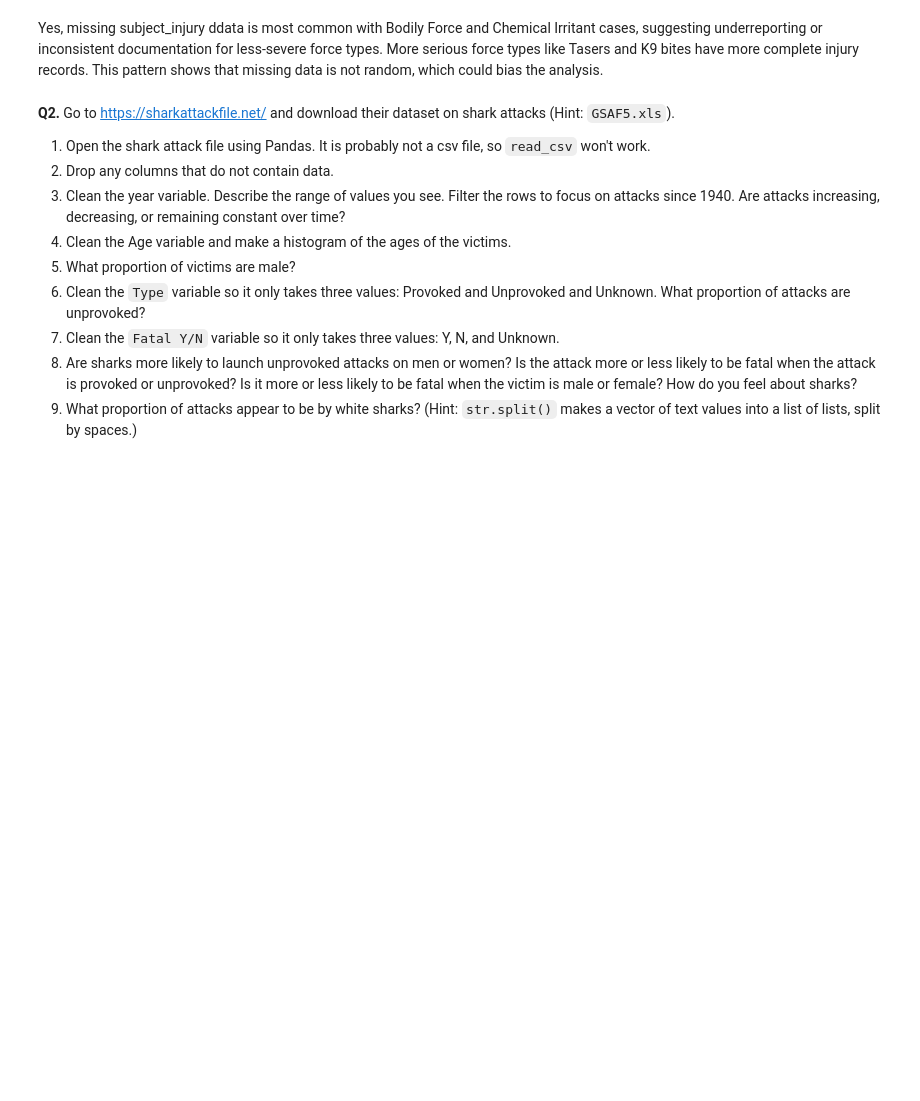
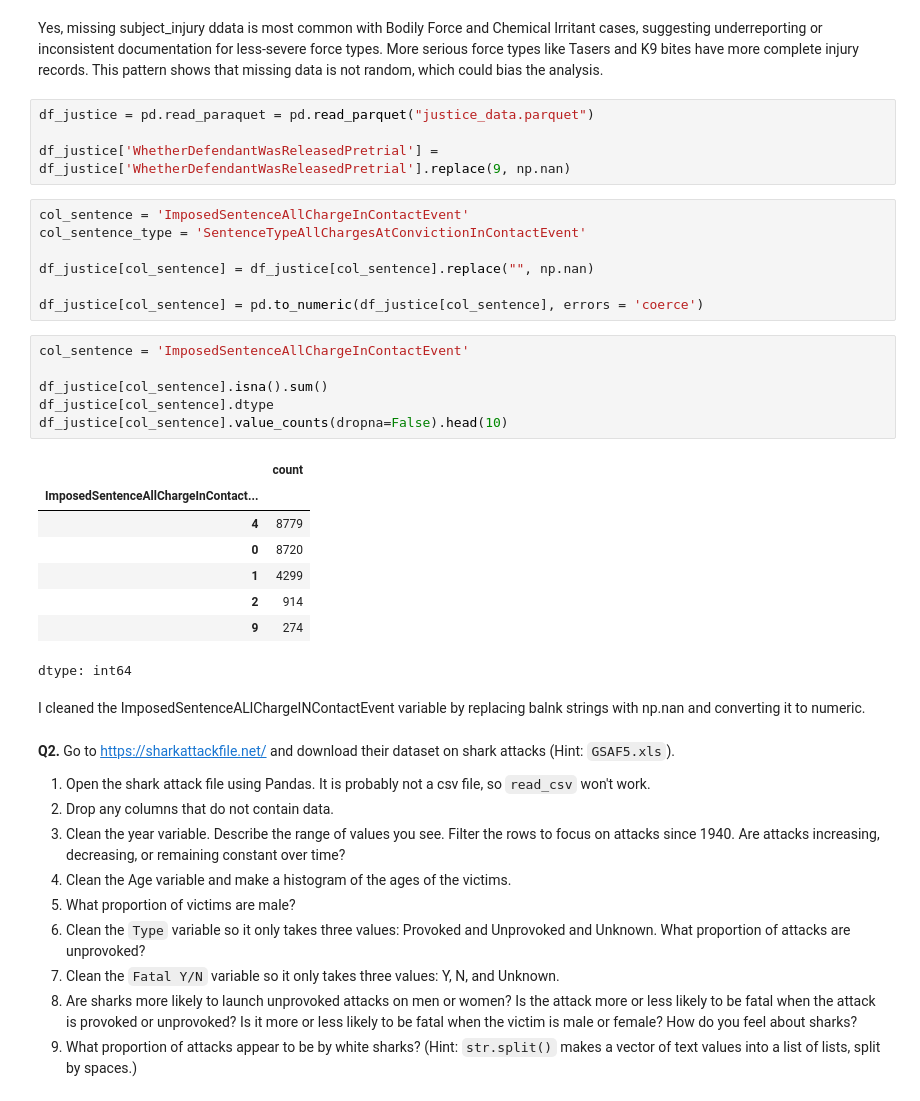
Before and after one commit to nateassefa/wrangling_assignment, a Jupyter notebook: assignment.ipynb, the cells around one changed output. Saved outputs shown, nothing was run; the diff lists cells and outputs as text; blank space fills up the shorter version.

```diff
--- a/assignment.ipynb
+++ b/assignment.ipynb
@@ -76,6 +76,34 @@ No                           2    150
 Yes                         44    172
 # %% [markdown]
 Yes, missing subject_injury ddata is most common with Bodily Force and Chemical Irritant cases, suggesting underreporting or inconsistent documentation for less-severe force types. More serious force types like Tasers and K9 bites have more complete injury records. This pattern shows that missing data is not random, which could bias the analysis.
+# %%
+df_justice = pd.read_paraquet = pd.read_parquet("justice_data.parquet")
+
+df_justice['WhetherDefendantWasReleasedPretrial'] = df_justice['WhetherDefendantWasReleasedPretrial'].replace(9, np.nan)
+# %%
+col_sentence = 'ImposedSentenceAllChargeInContactEvent'
+col_sentence_type = 'SentenceTypeAllChargesAtConvictionInContactEvent'
+
+df_justice[col_sentence] = df_justice[col_sentence].replace("", np.nan)
+
+df_justice[col_sentence] = pd.to_numeric(df_justice[col_sentence], errors = 'coerce')
+# %%
+col_sentence = 'ImposedSentenceAllChargeInContactEvent'
+
+df_justice[col_sentence].isna().sum()
+df_justice[col_sentence].dtype
+df_justice[col_sentence].value_counts(dropna=False).head(10)
+# %% [output]
+|  | count |
+| ImposedSentenceAllChargeInContact... |  |
+| 4 | 8779 |
+| 0 | 8720 |
+| 1 | 4299 |
+| 2 | 914 |
+| 9 | 274 |
+dtype: int64
+# %% [markdown]
+I cleaned the ImposedSentenceALlChargeINContactEvent variable by replacing balnk strings with np.nan and converting it to numeric.
 # %% [markdown]
 **Q2.** Go to https://sharkattackfile.net/ and download their dataset on shark attacks (Hint: `GSAF5.xls`).
 
```
